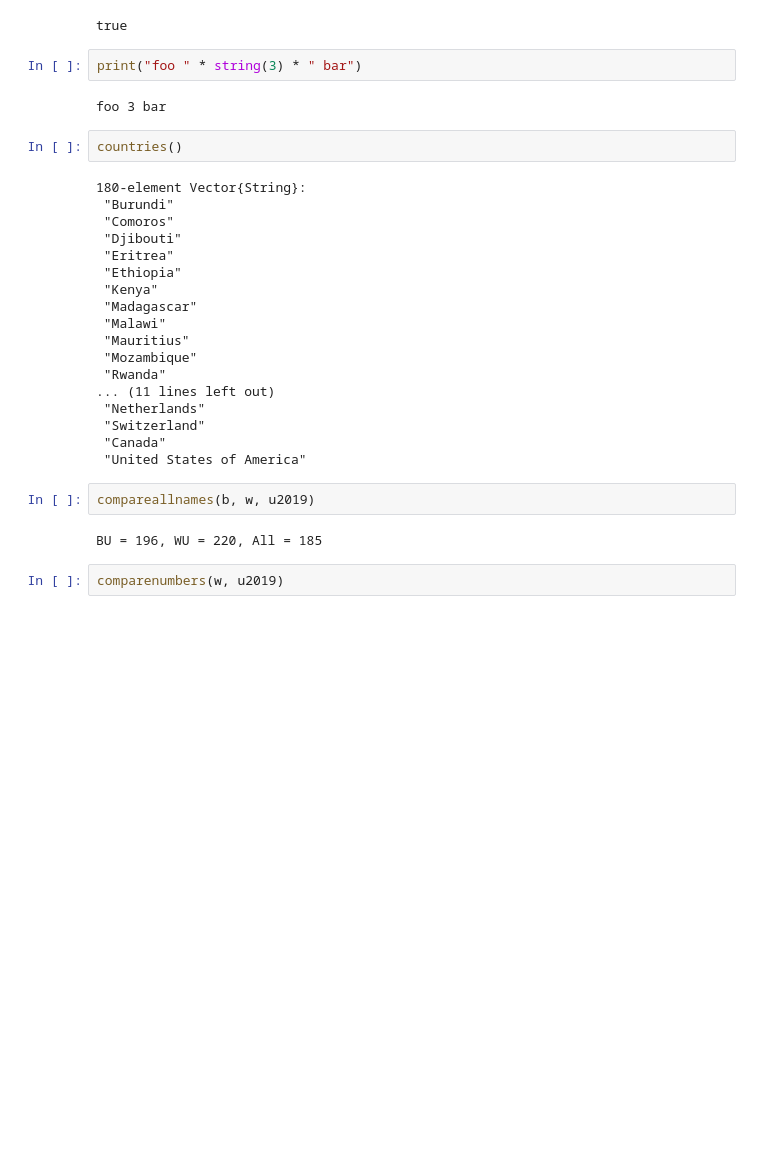
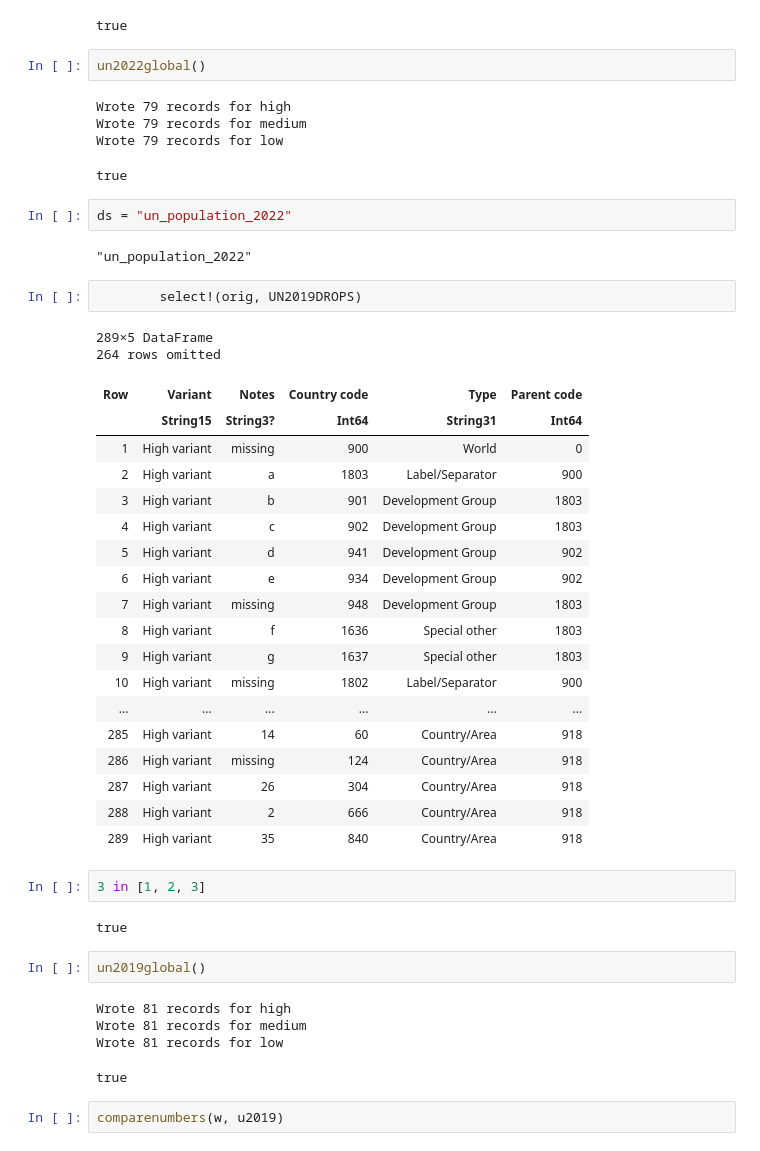
Before and after one commit to nearwalden/peakj, a Jupyter notebook: hacking.ipynb, the cells around one changed output. Cells and saved outputs as stored; diff of their text form; blank space fills up the shorter version.

```diff
--- a/hacking.ipynb
+++ b/hacking.ipynb
@@ -20,33 +20,50 @@ bmgfcountries()
 Wrote 14580 records for REFERENCEWrote 14580 records for SDGWrote 14580 records for SLOWERWrote 14580 records for FASTER
 true
 # %%
-print("foo " * string(3) * " bar")
+un2022global()
 # %% [output]
-foo 3 bar
+Wrote 79 records for high
+Wrote 79 records for medium
+Wrote 79 records for low
+true
+# %%
+ds = "un_population_2022"
+# %% [output]
+"un_population_2022"
+# %%
+        select!(orig, UN2019DROPS)
+# %% [output]
+289×5 DataFrame
+264 rows omitted
+| Row | Variant | Notes | Country code | Type | Parent code |
+|  | String15 | String3? | Int64 | String31 | Int64 |
+| 1 | High variant | missing | 900 | World | 0 |
+| 2 | High variant | a | 1803 | Label/Separator | 900 |
+| 3 | High variant | b | 901 | Development Group | 1803 |
+| 4 | High variant | c | 902 | Development Group | 1803 |
+| 5 | High variant | d | 941 | Development Group | 902 |
+| 6 | High variant | e | 934 | Development Group | 902 |
+| 7 | High variant | missing | 948 | Development Group | 1803 |
+| 8 | High variant | f | 1636 | Special other | 1803 |
+| 9 | High variant | g | 1637 | Special other | 1803 |
+| 10 | High variant | missing | 1802 | Label/Separator | 900 |
+| ... | ... | ... | ... | ... | ... |
+| 285 | High variant | 14 | 60 | Country/Area | 918 |
+| 286 | High variant | missing | 124 | Country/Area | 918 |
+| 287 | High variant | 26 | 304 | Country/Area | 918 |
+| 288 | High variant | 2 | 666 | Country/Area | 918 |
+| 289 | High variant | 35 | 840 | Country/Area | 918 |
 # %%
-countries()
+3 in [1, 2, 3]
 # %% [output]
-180-element Vector{String}:
- "Burundi"
- "Comoros"
- "Djibouti"
- "Eritrea"
- "Ethiopia"
- "Kenya"
- "Madagascar"
- "Malawi"
- "Mauritius"
- "Mozambique"
- "Rwanda"
-... (11 lines left out)
- "Netherlands"
- "Switzerland"
- "Canada"
- "United States of America"
+true
 # %%
-compareallnames(b, w, u2019)
+un2019global()
 # %% [output]
-BU = 196, WU = 220, All = 185
+Wrote 81 records for high
+Wrote 81 records for medium
+Wrote 81 records for low
+true
 # %%
 comparenumbers(w, u2019)
 # %% [output]
```
Also changed, not shown: parts of 2 cells of this notebook, 2 other files.
